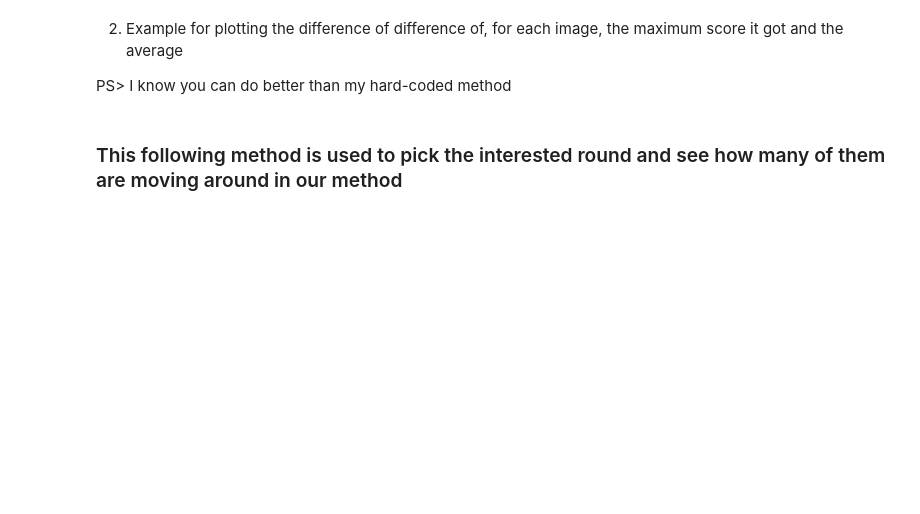
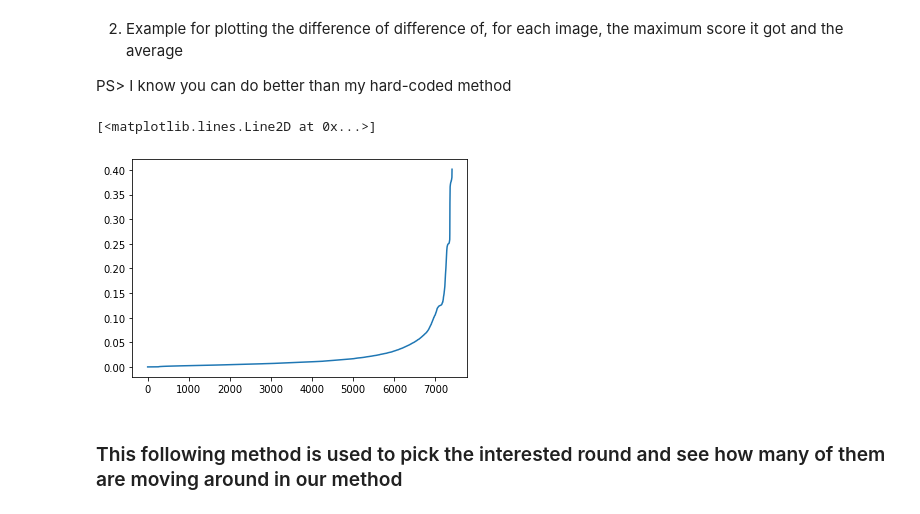
Before and after one commit to smith-scram-lab/Iterative-Unet, a Jupyter notebook: ResultReading.ipynb, the cells around one changed output. Saved outputs shown, nothing was run; the diff lists cells and outputs as text; code cells hidden in the pictures; blank space fills up the shorter version.

```diff
--- a/ResultReading.ipynb
+++ b/ResultReading.ipynb
@@ -161,22 +183,25 @@ PS> I know you can do better than my hard-coded method
 # %%
 scoreMatrix_0 = np.load(os.path.join(resultsdir, ('scorematrix/scorematrix_round_0.npy')))
 scoreMatrix_1 = np.load(os.path.join(resultsdir, ('scorematrix/scorematrix_round_1.npy')))
 scoreMatrix_2 = np.load(os.path.join(resultsdir, ('scorematrix/scorematrix_round_2.npy')))
 scoreMatrix_3 = np.load(os.path.join(resultsdir, ('scorematrix/scorematrix_round_3.npy')))
 
 dif = []
 for i in range(scoreMatrix.shape[0]):
     fst = np.max(scoreMatrix_0[i]).item(0)
     snd = np.max(scoreMatrix_1[i]).item(0)
     trd = np.max(scoreMatrix_2[i]).item(0)
     fth = np.max(scoreMatrix_3[i]).item(0)
     #print(fst,snd,trd,fth)
     max_f = max(fst,snd,trd,fth)
     avg = (fst+snd+trd+fth)/4
     dif.append(max_f - avg)
 
 dif_np = np.asarray(dif)
-plt.plot((dif_np))
+plt.plot(np.sort(dif_np))
+# %% [output]
+[<matplotlib.lines.Line2D at 0x...>]
+[figure, added]
 # %% [markdown]
 ### This following method is used to pick the interested round and see how many of them are moving around in our method
 # %%
```
Also changed, not shown: parts of 8 cells of this notebook.
